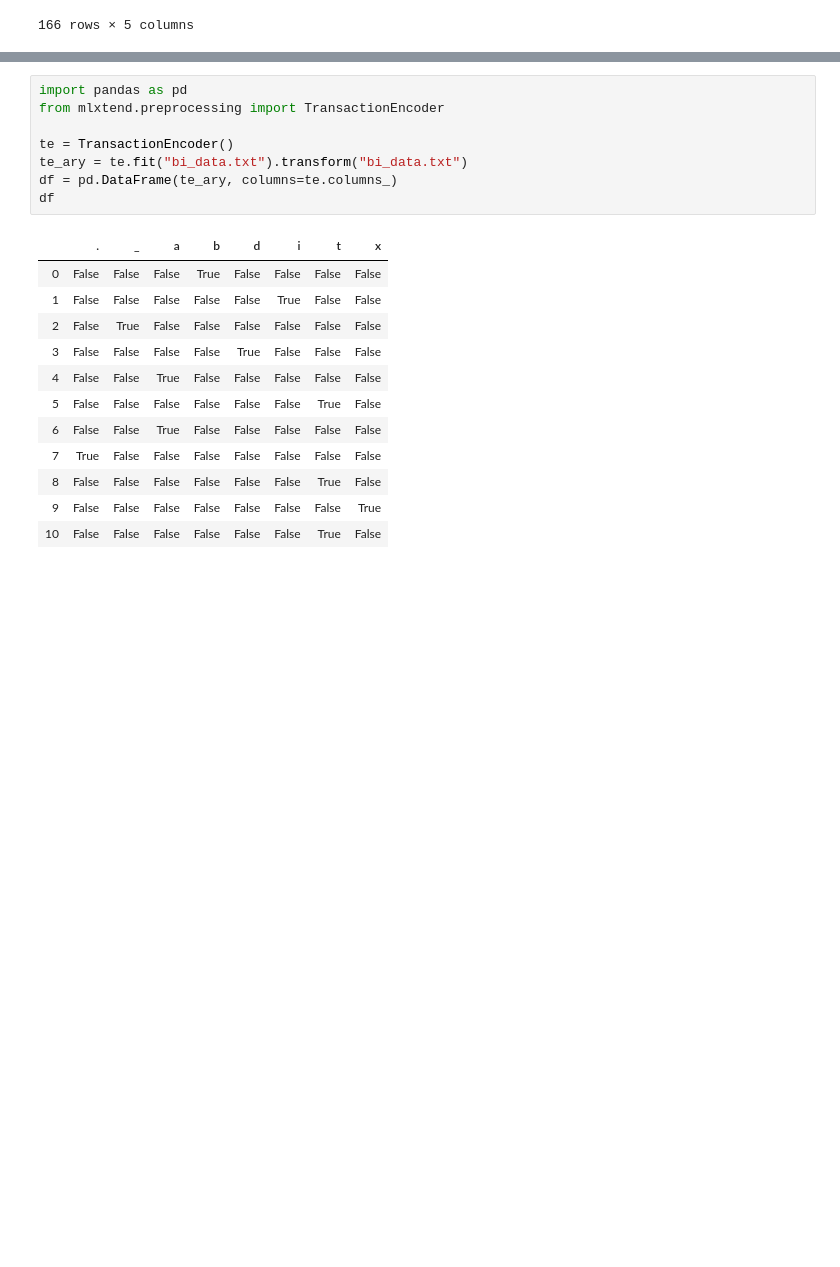
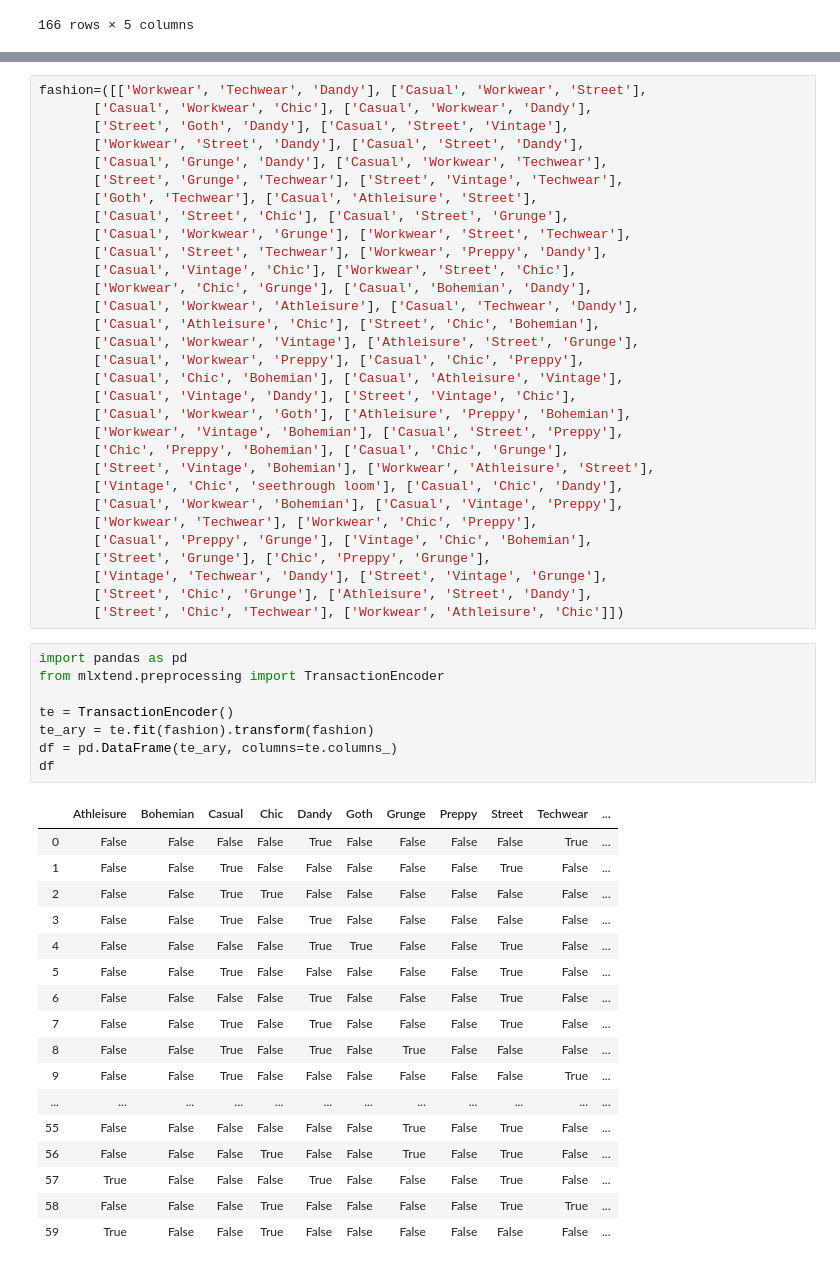
Before and after one commit to RyuJaesang/MbetFM, a Jupyter notebook: Data set.ipynb, the cells around one changed output, grey strips where cells are left out. Saved outputs shown, nothing was run; the diff lists cells and outputs as text; blank space fills up the shorter version.

```diff
--- a/Data set.ipynb
+++ b/Data set.ipynb
@@ -66,24 +272,60 @@ df
+# %%
+fashion=([['Workwear', 'Techwear', 'Dandy'], ['Casual', 'Workwear', 'Street'],
+       ['Casual', 'Workwear', 'Chic'], ['Casual', 'Workwear', 'Dandy'],
+       ['Street', 'Goth', 'Dandy'], ['Casual', 'Street', 'Vintage'],
+       ['Workwear', 'Street', 'Dandy'], ['Casual', 'Street', 'Dandy'],
+       ['Casual', 'Grunge', 'Dandy'], ['Casual', 'Workwear', 'Techwear'],
+       ['Street', 'Grunge', 'Techwear'], ['Street', 'Vintage', 'Techwear'],
+       ['Goth', 'Techwear'], ['Casual', 'Athleisure', 'Street'],
+       ['Casual', 'Street', 'Chic'], ['Casual', 'Street', 'Grunge'],
+       ['Casual', 'Workwear', 'Grunge'], ['Workwear', 'Street', 'Techwear'],
+       ['Casual', 'Street', 'Techwear'], ['Workwear', 'Preppy', 'Dandy'],
+       ['Casual', 'Vintage', 'Chic'], ['Workwear', 'Street', 'Chic'],
+       ['Workwear', 'Chic', 'Grunge'], ['Casual', 'Bohemian', 'Dandy'],
+       ['Casual', 'Workwear', 'Athleisure'], ['Casual', 'Techwear', 'Dandy'],
+       ['Casual', 'Athleisure', 'Chic'], ['Street', 'Chic', 'Bohemian'],
+       ['Casual', 'Workwear', 'Vintage'], ['Athleisure', 'Street', 'Grunge'],
+       ['Casual', 'Workwear', 'Preppy'], ['Casual', 'Chic', 'Preppy'],
+       ['Casual', 'Chic', 'Bohemian'], ['Casual', 'Athleisure', 'Vintage'],
+       ['Casual', 'Vintage', 'Dandy'], ['Street', 'Vintage', 'Chic'],
+       ['Casual', 'Workwear', 'Goth'], ['Athleisure', 'Preppy', 'Bohemian'],
+       ['Workwear', 'Vintage', 'Bohemian'], ['Casual', 'Street', 'Preppy'],
+       ['Chic', 'Preppy', 'Bohemian'], ['Casual', 'Chic', 'Grunge'],
+       ['Street', 'Vintage', 'Bohemian'], ['Workwear', 'Athleisure', 'Street'],
+       ['Vintage', 'Chic', 'seethrough loom'], ['Casual', 'Chic', 'Dandy'],
+       ['Casual', 'Workwear', 'Bohemian'], ['Casual', 'Vintage', 'Preppy'],
+       ['Workwear', 'Techwear'], ['Workwear', 'Chic', 'Preppy'],
+       ['Casual', 'Preppy', 'Grunge'], ['Vintage', 'Chic', 'Bohemian'],
+       ['Street', 'Grunge'], ['Chic', 'Preppy', 'Grunge'],
+       ['Vintage', 'Techwear', 'Dandy'], ['Street', 'Vintage', 'Grunge'],
+       ['Street', 'Chic', 'Grunge'], ['Athleisure', 'Street', 'Dandy'],
+       ['Street', 'Chic', 'Techwear'], ['Workwear', 'Athleisure', 'Chic']])
 # %%
 import pandas as pd
 from mlxtend.preprocessing import TransactionEncoder
 
 te = TransactionEncoder()
-te_ary = te.fit("bi_data.txt").transform("bi_data.txt")
+te_ary = te.fit(fashion).transform(fashion)
 df = pd.DataFrame(te_ary, columns=te.columns_)
 df
 # %% [output]
-|  | . | _ | a | b | d | i | t | x |
-| 0 | False | False | False | True | False | False | False | False |
-| 1 | False | False | False | False | False | True | False | False |
-| 2 | False | True | False | False | False | False | False | False |
-| 3 | False | False | False | False | True | False | False | False |
-| 4 | False | False | True | False | False | False | False | False |
-| 5 | False | False | False | False | False | False | True | False |
-| 6 | False | False | True | False | False | False | False | False |
-| 7 | True | False | False | False | False | False | False | False |
-| 8 | False | False | False | False | False | False | True | False |
-| 9 | False | False | False | False | False | False | False | True |
-| 10 | False | False | False | False | False | False | True | False |
+|  | Athleisure | Bohemian | Casual | Chic | Dandy | Goth | Grunge | Preppy | Street | Techwear | ... |
+| 0 | False | False | False | False | True | False | False | False | False | True | ... |
+| 1 | False | False | True | False | False | False | False | False | True | False | ... |
+| 2 | False | False | True | True | False | False | False | False | False | False | ... |
+| 3 | False | False | True | False | True | False | False | False | False | False | ... |
+| 4 | False | False | False | False | True | True | False | False | True | False | ... |
+| 5 | False | False | True | False | False | False | False | False | True | False | ... |
+| 6 | False | False | False | False | True | False | False | False | True | False | ... |
+| 7 | False | False | True | False | True | False | False | False | True | False | ... |
+| 8 | False | False | True | False | True | False | True | False | False | False | ... |
+| 9 | False | False | True | False | False | False | False | False | False | True | ... |
+| ... | ... | ... | ... | ... | ... | ... | ... | ... | ... | ... | ... |
+| 55 | False | False | False | False | False | False | True | False | True | False | ... |
+| 56 | False | False | False | True | False | False | True | False | True | False | ... |
+| 57 | True | False | False | False | True | False | False | False | True | False | ... |
+| 58 | False | False | False | True | False | False | False | False | True | True | ... |
+| 59 | True | False | False | True | False | False | False | False | False | False | ... |
 # %%
 from mlxtend.frequent_patterns import fpgrowth
 
```
Also changed, not shown: parts of 27 cells of this notebook, 1 other file.
